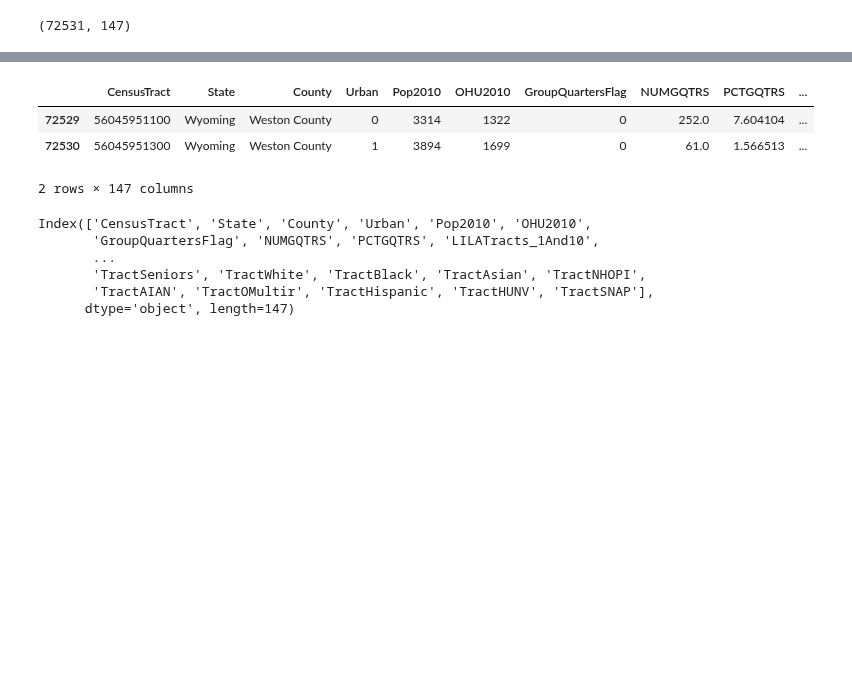
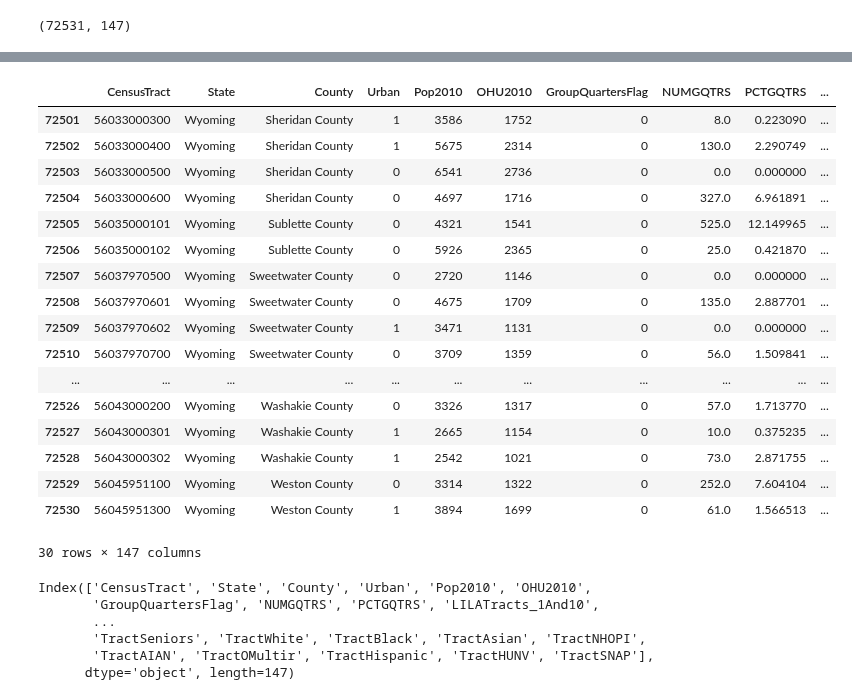
Before and after one commit to authentic/DataAnalysis, a Jupyter notebook: Workflow.ipynb, the cells around one changed output, grey strips where cells are left out. Cells and saved outputs as stored; diff of their text form; code cells hidden in the pictures; blank space fills up the shorter version.

```diff
--- a/Workflow.ipynb
+++ b/Workflow.ipynb
@@ -6,7 +7,7 @@ import sqlite3
 # %% [markdown]
 # 1. Data collection
 # %%
-data=pd.read_excel("C:/Users/Olga/Desktop/Data/FoodAccessResearchAtlasData2019.xlsx")
+data=pd.read_excel("C:/Users/Olga/Desktop/Data/FoodAccessResearchAtlasData2019_orig.xlsx")
 # %% [markdown]
 ## 1.1 Examining the data
 # %%
@@ -30,10 +42,24 @@ data.head()
 # %%
-data.tail(2)
+data.tail(30)
 # %% [output]
 |  | CensusTract | State | County | Urban | Pop2010 | OHU2010 | GroupQuartersFlag | NUMGQTRS | PCTGQTRS | ... |
+| 72501 | 56033000300 | Wyoming | Sheridan County | 1 | 3586 | 1752 | 0 | 8.0 | 0.223090 | ... |
+| 72502 | 56033000400 | Wyoming | Sheridan County | 1 | 5675 | 2314 | 0 | 130.0 | 2.290749 | ... |
+| 72503 | 56033000500 | Wyoming | Sheridan County | 0 | 6541 | 2736 | 0 | 0.0 | 0.000000 | ... |
+| 72504 | 56033000600 | Wyoming | Sheridan County | 0 | 4697 | 1716 | 0 | 327.0 | 6.961891 | ... |
+| 72505 | 56035000101 | Wyoming | Sublette County | 0 | 4321 | 1541 | 0 | 525.0 | 12.149965 | ... |
+| 72506 | 56035000102 | Wyoming | Sublette County | 0 | 5926 | 2365 | 0 | 25.0 | 0.421870 | ... |
+| 72507 | 56037970500 | Wyoming | Sweetwater County | 0 | 2720 | 1146 | 0 | 0.0 | 0.000000 | ... |
+| 72508 | 56037970601 | Wyoming | Sweetwater County | 0 | 4675 | 1709 | 0 | 135.0 | 2.887701 | ... |
+| 72509 | 56037970602 | Wyoming | Sweetwater County | 1 | 3471 | 1131 | 0 | 0.0 | 0.000000 | ... |
+| 72510 | 56037970700 | Wyoming | Sweetwater County | 0 | 3709 | 1359 | 0 | 56.0 | 1.509841 | ... |
+| ... | ... | ... | ... | ... | ... | ... | ... | ... | ... | ... |
+| 72526 | 56043000200 | Wyoming | Washakie County | 0 | 3326 | 1317 | 0 | 57.0 | 1.713770 | ... |
+| 72527 | 56043000301 | Wyoming | Washakie County | 1 | 2665 | 1154 | 0 | 10.0 | 0.375235 | ... |
+| 72528 | 56043000302 | Wyoming | Washakie County | 1 | 2542 | 1021 | 0 | 73.0 | 2.871755 | ... |
 | 72529 | 56045951100 | Wyoming | Weston County | 0 | 3314 | 1322 | 0 | 252.0 | 7.604104 | ... |
 | 72530 | 56045951300 | Wyoming | Weston County | 1 | 3894 | 1699 | 0 | 61.0 | 1.566513 | ... |
-2 rows × 147 columns
+30 rows × 147 columns
 # %%
 data.columns
 # %% [output]
```
Also changed, not shown: parts of 21 cells of this notebook, 1 other file.
